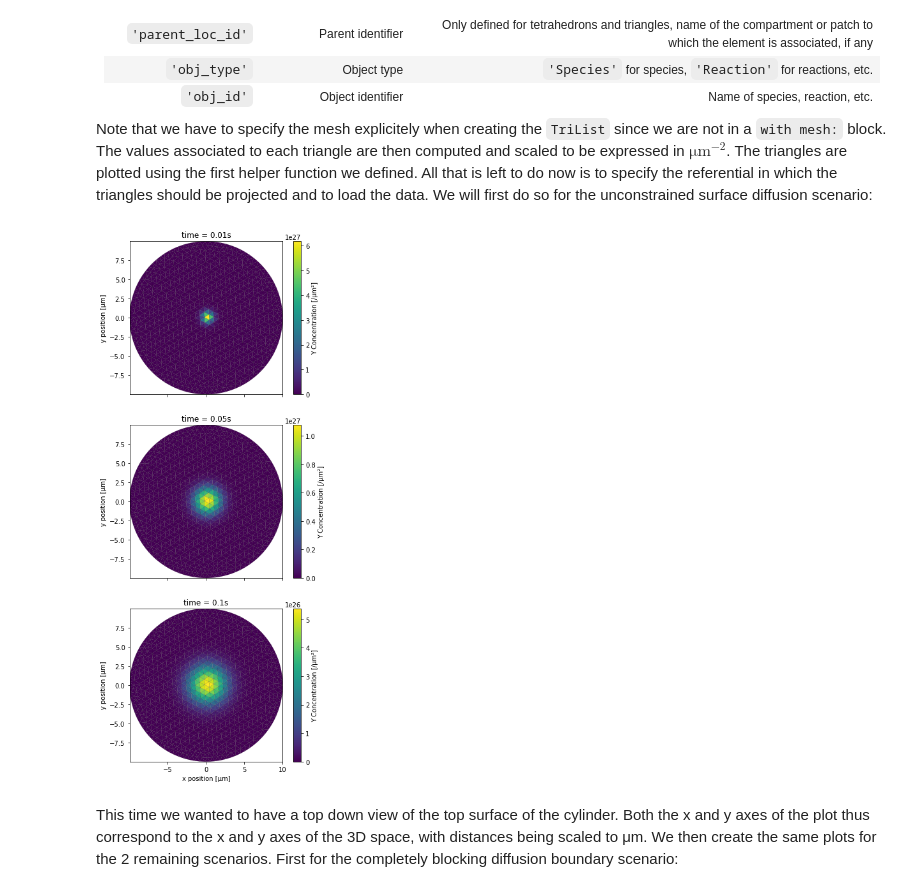
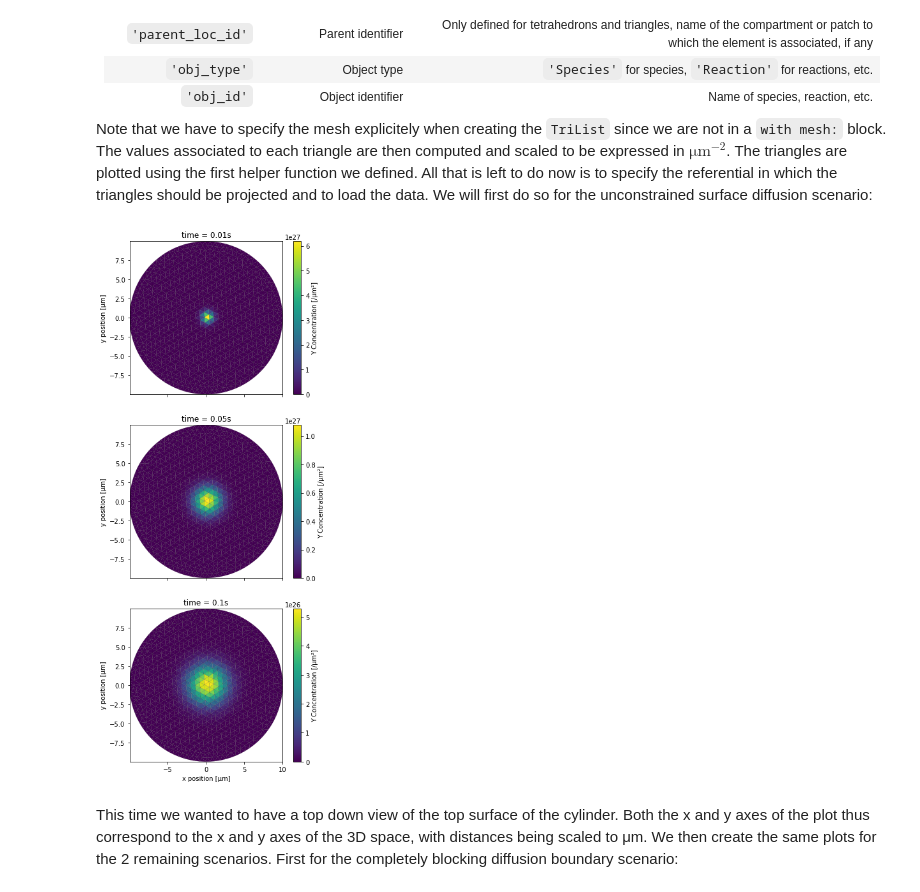
Before and after one commit to CNS-OIST/STEPS_Example, a Jupyter notebook: user_manual/source/API_2/STEPS_Tutorial_Diffusion.ipynb, the cells around one changed output. Saved outputs shown, nothing was run; the diff lists cells and outputs as text; code cells hidden in the pictures.

```diff
--- a/user_manual/source/API_2/STEPS_Tutorial_Diffusion.ipynb
+++ b/user_manual/source/API_2/STEPS_Tutorial_Diffusion.ipynb
@@ -101,7 +101,7 @@ SNINJECT = 10000
 ENDT = 0.1
 
 # Number of runs
-NBRUNS = 100
+NBRUNS = 10
 
 # Number of elements to sample data from
 NSAMPLES = 2000
@@ -544,28 +532,12 @@ So now we come to plotting our data. Now that we have spatial information the da
 
 We would first like to compare the spatial profile of the concentration of species `X` at the end of the simulation to the expected theoretical profile.
 # %%
-import steps.interface
-
-from steps.saving import *
-from steps.geom import *
-
 import matplotlib.pyplot as plt
 from matplotlib.collections import PolyCollection
 from matplotlib.colors import Normalize
 from matplotlib import colormaps
 import matplotlib.cm as cm
 import numpy as np
-
-DCST= 20e-12
-SDCST = 15e-12
-
-NINJECT = 10000
-SNINJECT = 10000
-NBRUNS = 100
-
-XConcRand = ResultSelector.FromFile('XConcRand.dat')
-
-TEND = XConcRand.time[0, -1]
 
 plt.figure(figsize=(10, 7))
 
@@ -581,11 +553,11 @@ def volDiffFunc(r, t):
     return Crt * (1e3 / 6.022e23)
 
 rvals = np.linspace(0, max(distances), 100)
-plt.plot(rvals * 1e6, [volDiffFunc(r, TEND) for r in rvals], 'r', label='Theory')
+plt.plot(rvals * 1e6, [volDiffFunc(r, ENDT) for r in rvals], 'r', label='Theory')
 
 plt.xlabel('Distance [μm]')
 plt.ylabel('Concentration [μM]')
-plt.title(f'Unbounded volume diffusion, time = {TEND}s')
+plt.title(f'Unbounded volume diffusion, time = {ENDT}s')
 plt.legend()
 plt.show()
 # %% [output]
@@ -599,8 +571,6 @@ We then retrieve the concentration of species `X` at the end of the simulation i
 
 We then proceed to creating the same plot but for surface diffusion:
 # %%
-YCountPatch = ResultSelector.FromFile('YCountPatch.dat')
-
 plt.figure(figsize=(10, 7))
 
 distances  = YCountPatch.metaData['distToCenter']
@@ -616,11 +586,11 @@ def surfDiffFunc(r, t):
     return Crt * 1e-12
 
 rvals = np.linspace(0, max(distances), 100)
-plt.plot(rvals * 1e6, [surfDiffFunc(r, TEND) for r in rvals], 'r', label='Theory')
+plt.plot(rvals * 1e6, [surfDiffFunc(r, ENDT) for r in rvals], 'r', label='Theory')
 
 plt.xlabel('Distance [μm]')
 plt.ylabel('Concentration [1/μm²]')
-plt.title(f'Unbounded surface diffusion, time = {TEND}s')
+plt.title(f'Unbounded surface diffusion, time = {ENDT}s')
 plt.legend()
 plt.show()
 # %% [output]
@@ -705,10 +675,6 @@ We use the numpy sum function with `axis=1` to compute, for each triangle, the s
 We then call our previously defined helper function to plot the color-coded triangles. We can now finally plot the results!
 We first look at unconstrained volume diffusion by loading the `XCountSlice` `ResultSelector`. We select 3 time points between `t = 0.01` and `t = TEND` and declare the axes to wich we want to project the data:
 # %%
-mesh = TetMesh.LoadAbaqus('meshes/cylinder_86k.inp', 1e-6)
-
-XCountSlice = ResultSelector.FromFile('XCountSlice.dat')
-
 tinds = np.linspace(1, len(XCountSlice.time[0]) - 1, 3).astype(int)
 proj = np.array([
     [0, 1e6, 0],
@@ -773,16 +739,15 @@ Note that we have to specify the mesh explicitely when creating the `TriList` si
 # %%
 proj = np.array([
     [1e6, 0, 0],
     [0, 1e6, 0]
 ])
 xlbl = 'x position [μm]'
 ylbl = 'y position [μm]'
 clbl = 'Y Concentration [/μm²]'
 
-YCountPatch = ResultSelector.FromFile('YCountPatch.dat')
 PlotPatchConc(YCountPatch, 0, NBRUNS, mesh, tinds, proj, xlbl, ylbl, clbl)
 # %% [output]
-[figure, old version]
+[figure, new version]
 # %% [markdown]
 This time we wanted to have a top down view of the top surface of the cylinder. Both the x and y axes of the plot thus correspond to the x and y axes of the 3D space, with distances being scaled to μm. We then create the same plots for the 2 remaining scenarios. First for the completely blocking diffusion boundary scenario:
 # %%
```
Also changed, not shown: parts of 15 cells of this notebook, 16 other files.
